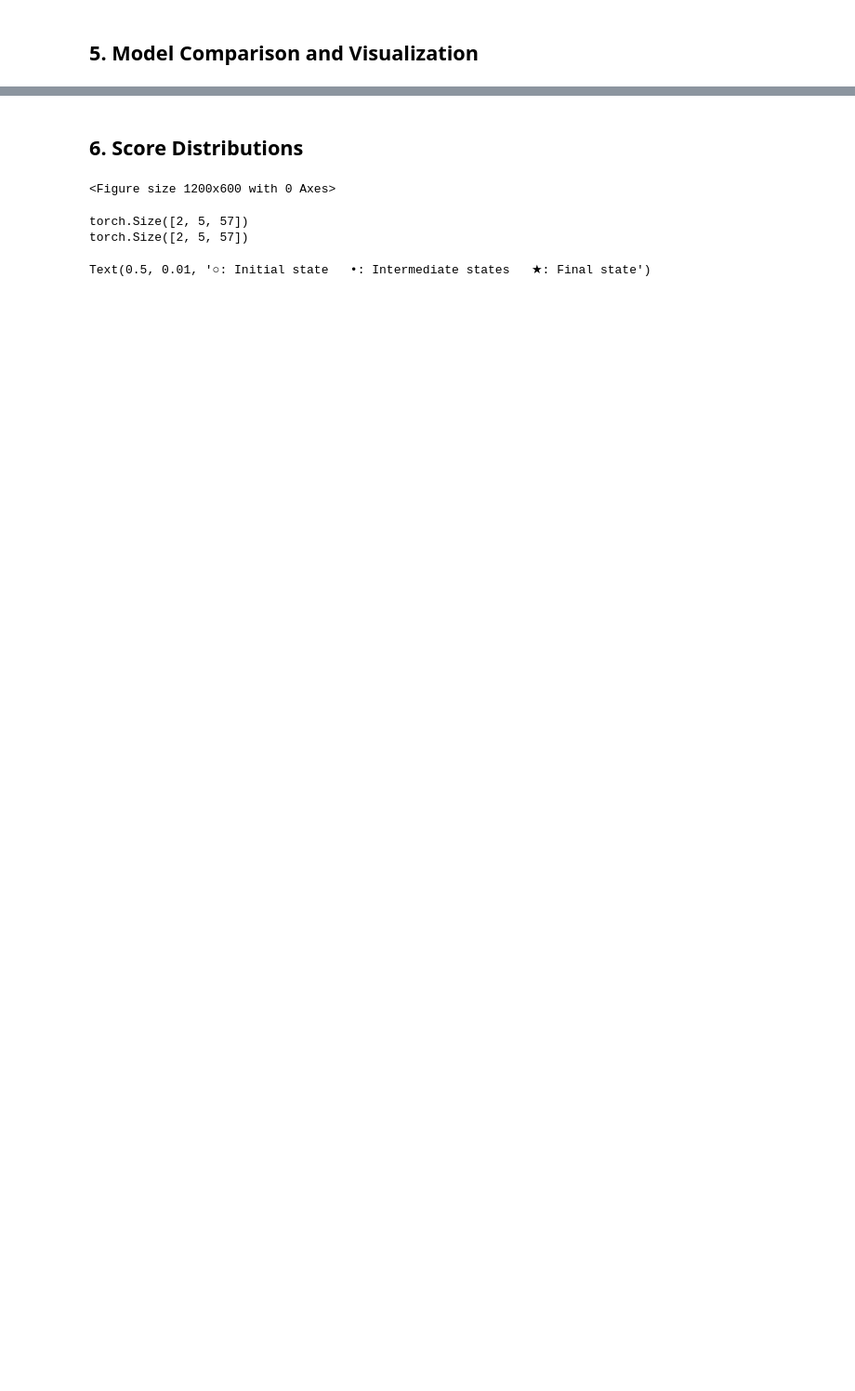
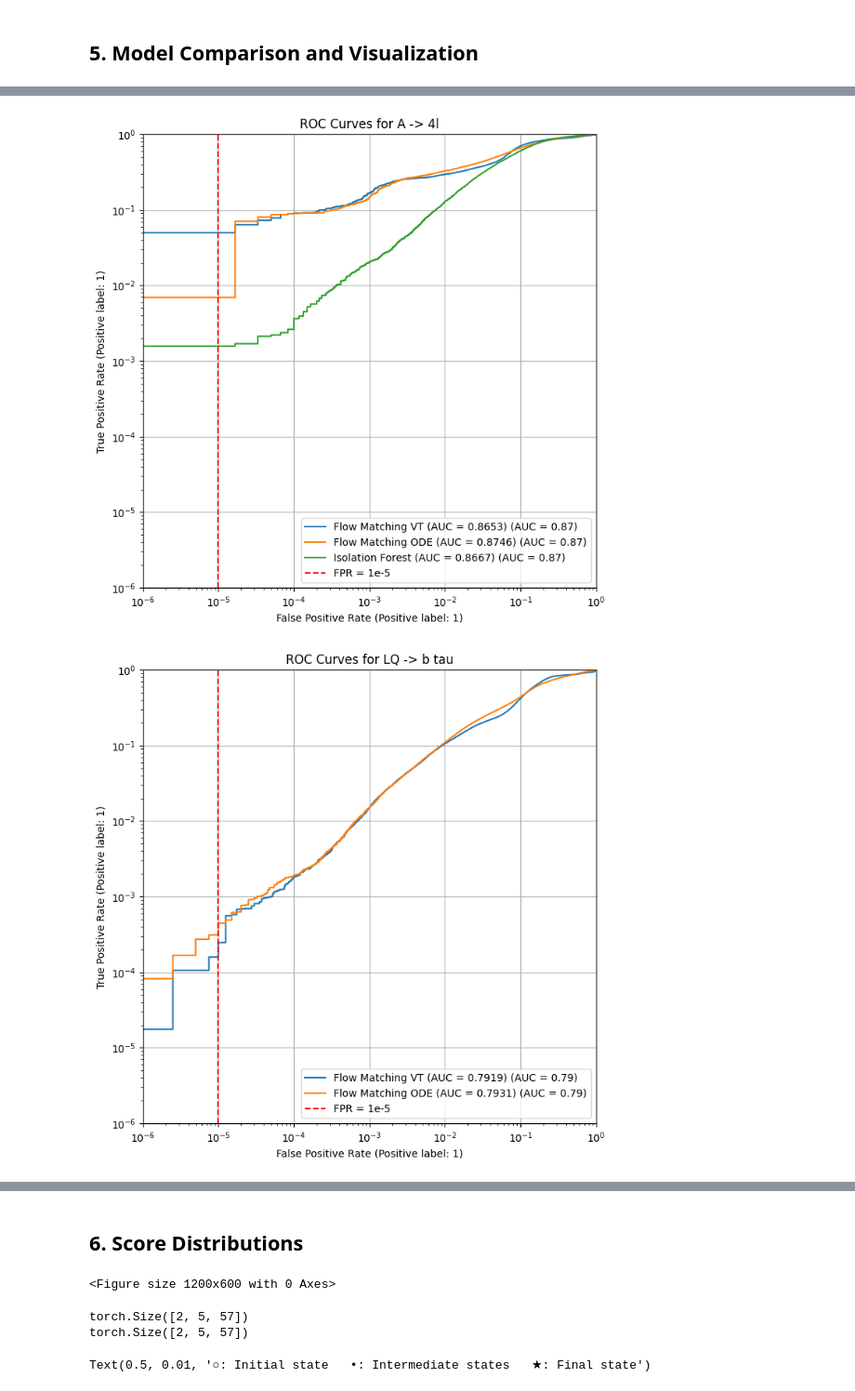
Before and after one commit to francesco-vaselli/fAD, a Jupyter notebook: experiments/test_trainings.ipynb, the cells around one changed output, grey strips where cells are left out. Shown at 93% size. Saved outputs shown, nothing was run; the diff lists cells and outputs as text; code cells hidden in the pictures; blank space fills up the shorter version.

```diff
--- a/experiments/test_trainings.ipynb
+++ b/experiments/test_trainings.ipynb
@@ -458,0 +687,63 @@ Flow Matching2 ode
+# %%
+# Define dataset names and corresponding results prefixes/labels
+dataset_info = [
+    {"name": "A -> 4l", "prefix": "Flow Matching ", "labels": dataset.test_labels, "suffix_vt": "vt", "suffix_ode": "ode"},
+    {"name": "LQ -> b tau", "prefix": "Flow Matching2 ", "labels": dataset2.test_labels, "suffix_vt": "vt", "suffix_ode": "ode"},
+    {"name": "h0 -> tau tau", "prefix": "Flow Matching3 ", "labels": dataset3.test_labels, "suffix_vt": "vt", "suffix_ode": "ode"},
+    {"name": "h+- -> tau nu", "prefix": "Flow Matching4 ", "labels": dataset4.test_labels, "suffix_vt": "vt", "suffix_ode": "ode"},
+    # Add entries for models trained with type index if they exist and need plotting
+    # {"name": "A -> 4l (with type idx)", "prefix": "Flow Matching ", "labels": dataset.test_labels, "suffix_vt": "vt with type idx", "suffix_ode": "ode with type idx"},
+    # {"name": "LQ -> b tau (with type idx)", "prefix": "Flow Matching2 ", "labels": dataset2.test_labels, "suffix_vt": "vt with type idx", "suffix_ode": "ode with type idx"},
+]
+
+for info in dataset_info:
+    plt.figure(figsize=(10, 8))
+    ax = plt.gca()
+    dataset_name = info["name"]
+    prefix = info["prefix"]
+    labels = info["labels"]
+
+    # Plot vt mode
+    vt_key = prefix + info["suffix_vt"]
+    if vt_key in results:
+        result_vt = results[vt_key]
+        RocCurveDisplay.from_predictions(
+            labels,
+            result_vt["scores"],
+            name=f"Flow Matching VT (AUC = {result_vt['auc']:.4f})",
+            ax=ax,
+        )
+
+    # Plot ode mode
+    ode_key = prefix + info["suffix_ode"]
+    if ode_key in results:
+        result_ode = results[ode_key]
+        RocCurveDisplay.from_predictions(
+            labels,
+            result_ode["scores"],
+            name=f"Flow Matching ODE (AUC = {result_ode['auc']:.4f})",
+            ax=ax,
+        )
+
+    # Add Isolation Forest for the first dataset for comparison
+    if dataset_name == "A -> 4l" and "Isolation Forest" in results:
+         result_iso = results["Isolation Forest"]
+         RocCurveDisplay.from_predictions(
+             labels,
+             result_iso["scores"],
+             name=f"Isolation Forest (AUC = {result_iso['auc']:.4f})",
+             ax=ax,
+         )
+
+    plt.axvline(x=1e-5, color="red", linestyle="--", label="FPR = 1e-5")
+    plt.xscale("log")
+    plt.yscale("log")
+    plt.xlim([1e-6, 1])
+    plt.ylim([1e-6, 1])
+    plt.title(f"ROC Curves for {dataset_name}")
+    plt.grid(True)
+    plt.legend()
+    plt.show()
+# %% [output]
+[figure, added]
+[figure, added]
```
Also changed, not shown: parts of 20 cells of this notebook.
